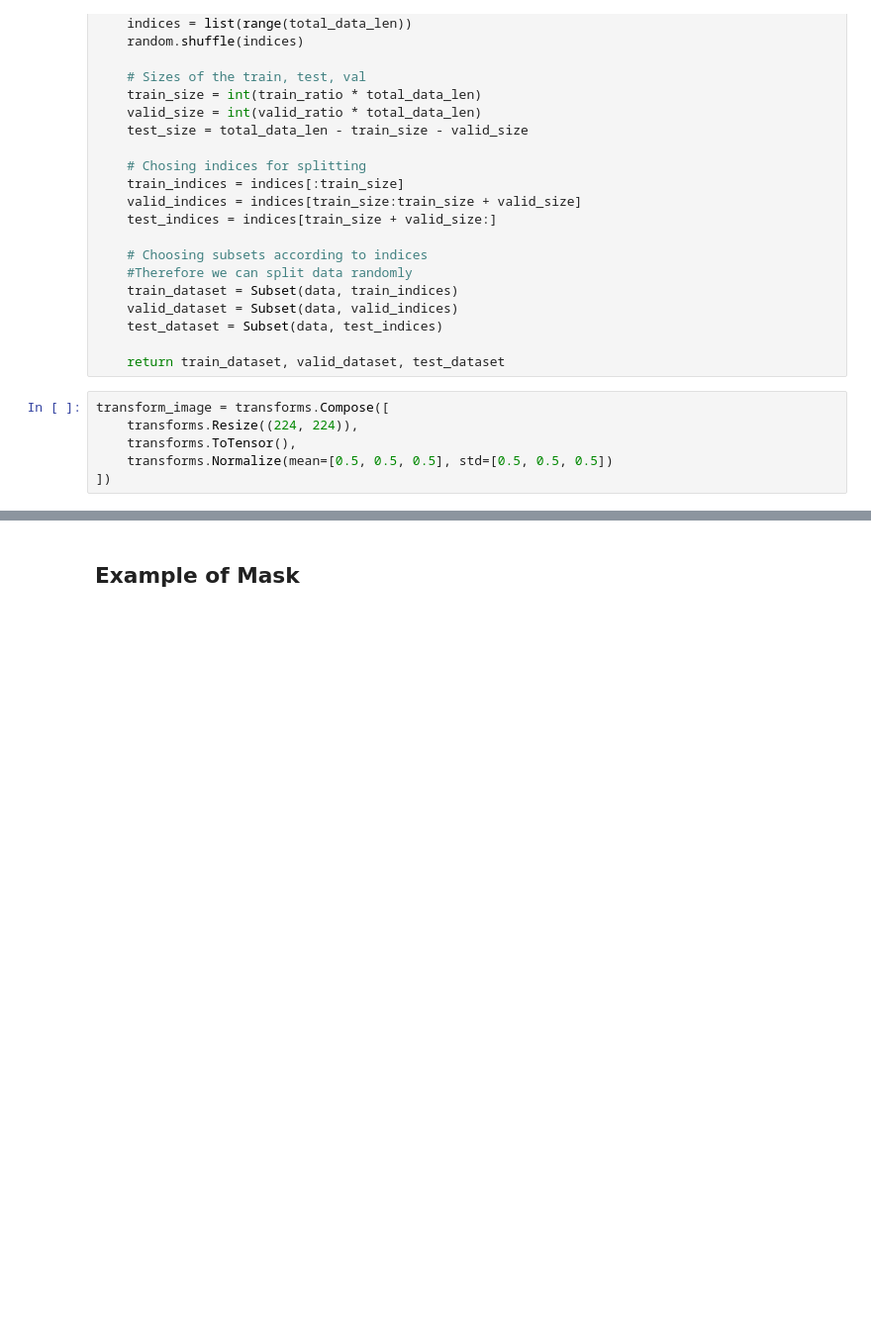
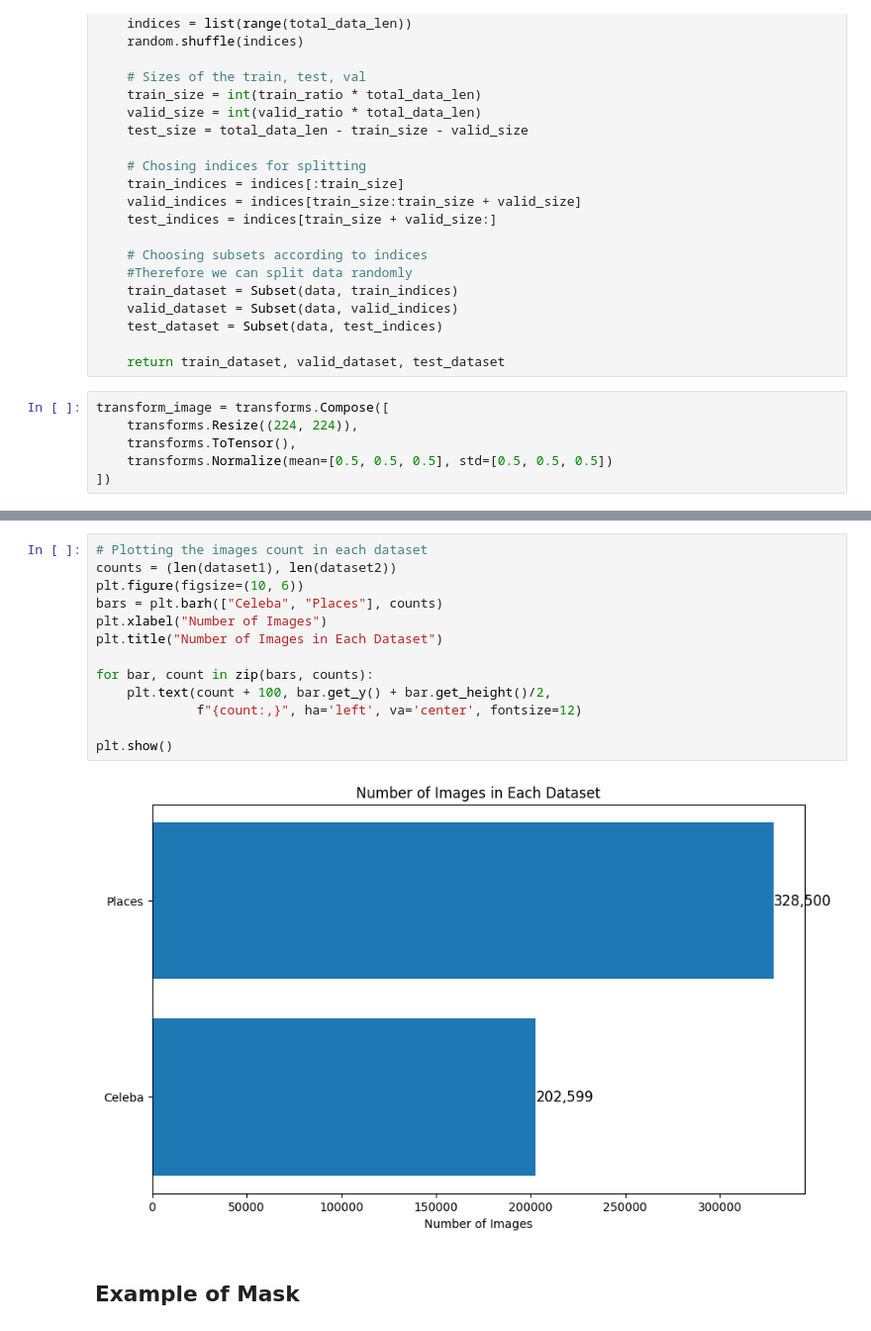
Before and after one commit to ragibglv/Image-Inpainting-YZV-302E, a Jupyter notebook: Project.ipynb, the cells around one changed output, grey strips where cells are left out. Shown at 99% size. Drawn from its saved outputs; the diff is of its cells as text; blank space fills up the shorter version.

```diff
--- a/Project.ipynb
+++ b/Project.ipynb
@@ -113,3 +176,18 @@ test_loader = DataLoader(test_dataset, batch_size=batch_size, shuffle=False)
+# %%
+# Plotting the images count in each dataset
+counts = (len(dataset1), len(dataset2))
+plt.figure(figsize=(10, 6))
+bars = plt.barh(["Celeba", "Places"], counts)
+plt.xlabel("Number of Images")
+plt.title("Number of Images in Each Dataset")
+
+for bar, count in zip(bars, counts):
+    plt.text(count + 100, bar.get_y() + bar.get_height()/2,
+             f"{count:,}", ha='left', va='center', fontsize=12)
+
+plt.show()
+# %% [output]
+[figure, added]
 # %% [markdown]
 ## Example of Mask
 # %%
```
Also changed, not shown: parts of 21 cells of this notebook, 3 other files.
